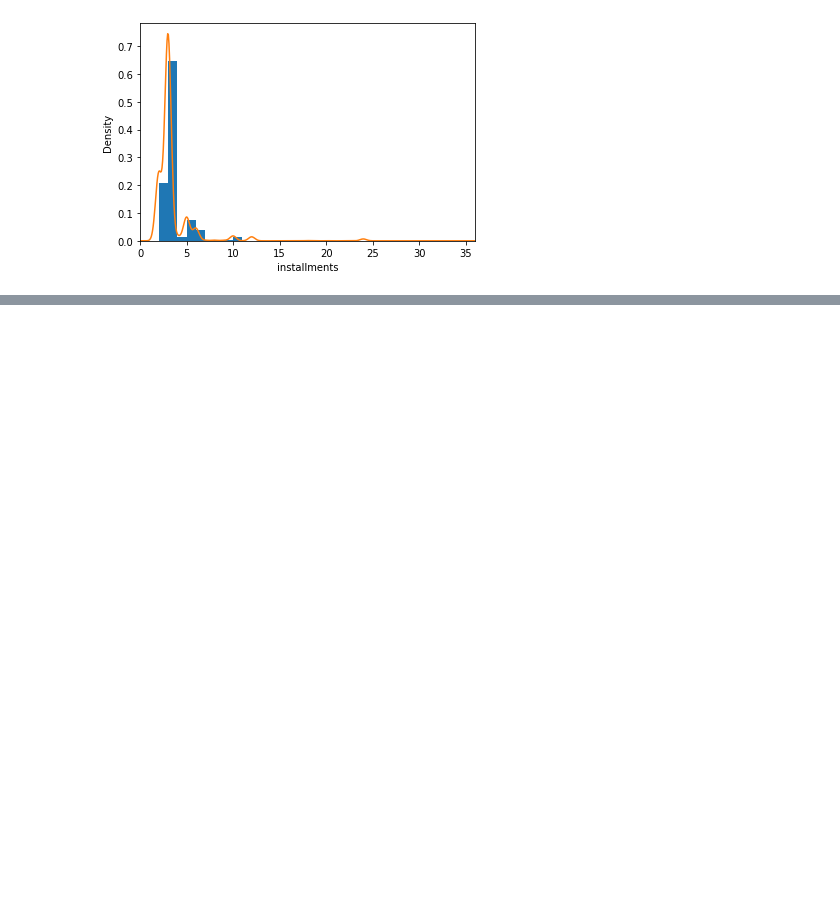
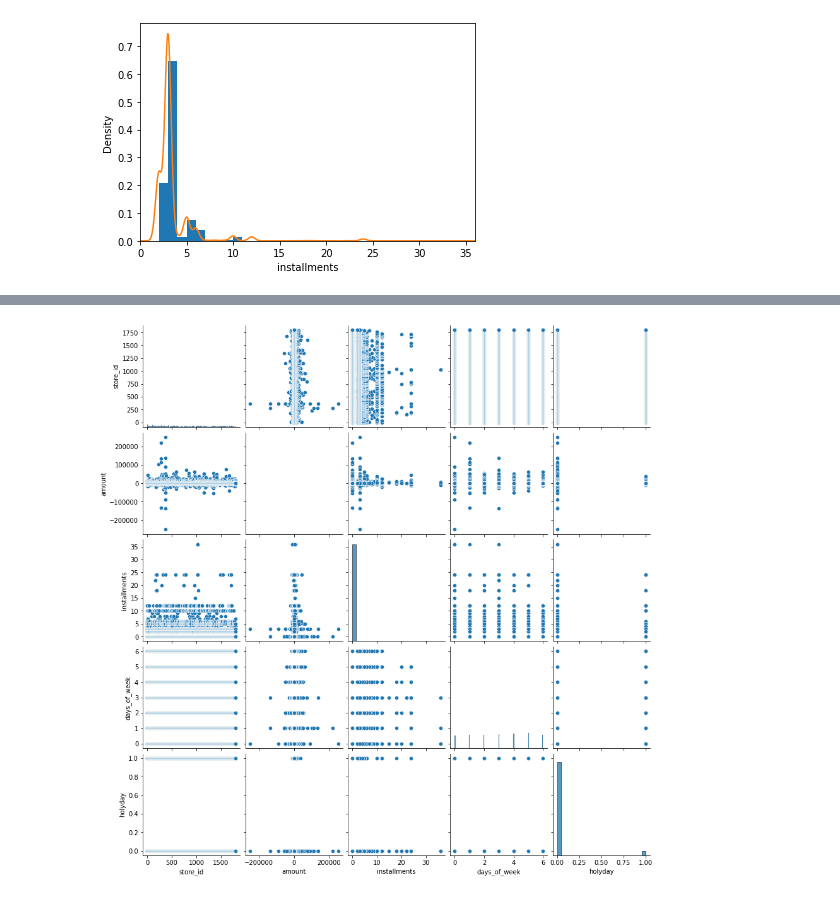
Before and after one commit to for-Statistics/Basic_statistic, a Jupyter notebook: 김선기/Stats_02.ipynb, the cells around one changed output, grey strips where cells are left out. Saved outputs shown, nothing was run; the diff lists cells and outputs as text; code cells hidden in the pictures; blank space fills up the shorter version.

```diff
--- a/김선기/Stats_02.ipynb
+++ b/김선기/Stats_02.ipynb
@@ -249,0 +273,6 @@ Text(0.5, 0, 'installments')
+# %%
+# 산점 행렬도 (SPM : Scatter Plot Matrix)
+sns.pairplot(df)
+plt.show()
+# %% [output]
+[figure, added]
```
Also changed, not shown: parts of 5 cells of this notebook.
